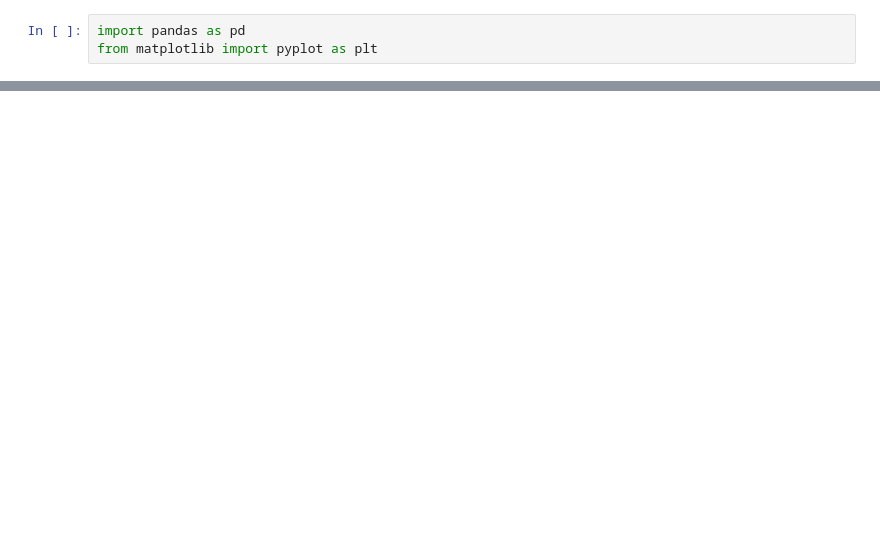
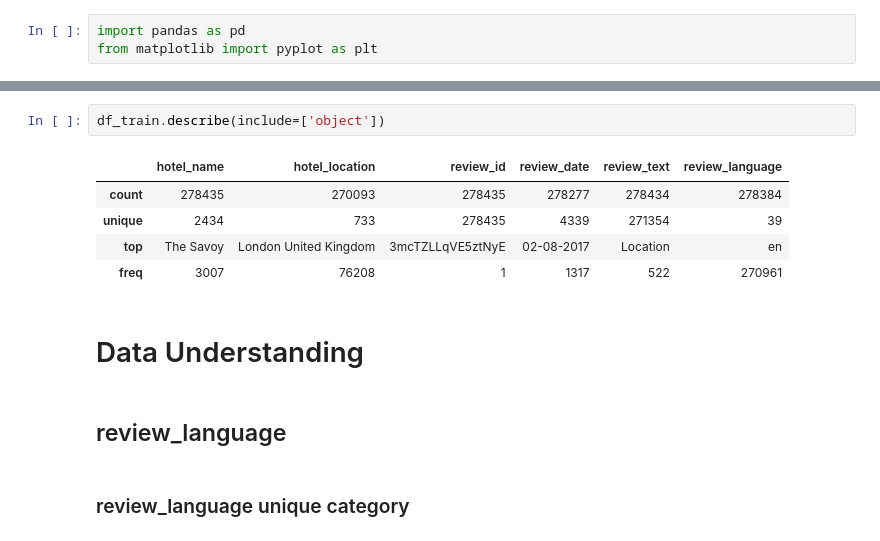
Before and after one commit to RayhanAdii/tpw-hotelreview, a Jupyter notebook: 1_data_understanding.ipynb, the cells around one changed output, grey strips where cells are left out. Drawn from its saved outputs; the diff is of its cells as text; blank space fills up the shorter version.

```diff
--- a/1_data_understanding.ipynb
+++ b/1_data_understanding.ipynb
@@ -15,0 +49,14 @@ df_train.head()
+# %%
+df_train.describe(include=['object'])
+# %% [output]
+|  | hotel_name | hotel_location | review_id | review_date | review_text | review_language |
+| count | 278435 | 270093 | 278435 | 278277 | 278434 | 278384 |
+| unique | 2434 | 733 | 278435 | 4339 | 271354 | 39 |
+| top | The Savoy | London United Kingdom | 3mcTZLLqVE5ztNyE | 02-08-2017 | Location | en |
+| freq | 3007 | 76208 | 1 | 1317 | 522 | 270961 |
+# %% [markdown]
+# Data Understanding
+# %% [markdown]
+## review_language
+# %% [markdown]
+### review_language unique category
```
Also changed, not shown: parts of 12 cells of this notebook, 1 other file.
